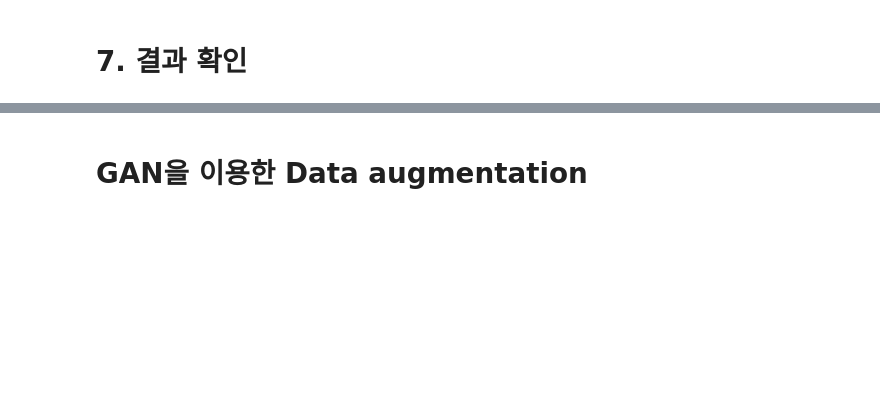
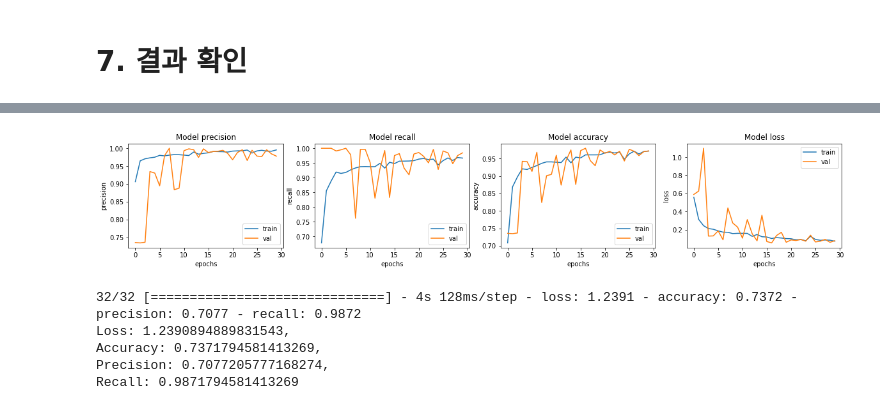
Before and after one commit to JUHYUN030/AIFFEL_project, a Jupyter notebook: [E-09]pneumonia_detection.ipynb, the cells around one changed output, grey strips where cells are left out. Saved outputs shown, nothing was run; the diff lists cells and outputs as text; code cells hidden in the pictures; blank space fills up the shorter version.

```diff
--- a/[E-09]pneumonia_detection.ipynb
+++ b/[E-09]pneumonia_detection.ipynb
@@ -351,21 +400,21 @@ Recall: 0.9871794581413269
 # %%
+train_ds = train_list_ds.map(process_path, num_parallel_calls=AUTOTUNE)
+val_ds = val_list_ds.map(process_path, num_parallel_calls=AUTOTUNE)
+
 def augment(image,label):
-    image = tf.image.random_flip_left_right(image)  # 랜덤하게 좌우를 반전
+    image = tf.image.random_flip_left_right(image)  # 랜덤하게 좌우를 반전합니다.
+    image = tf.image.random_brightness(image, 0.5) # 밝기 조정
     return image,label
 
 def prepare_for_training(ds, shuffle_buffer_size=1000):
-    # augment 적용 부분이 배치처리 함수에 추가되었습니다.
+    # augment 적용 부분이 배치처리 함수에 추가
     ds = ds.map(
             augment,       # augment 함수 적용
             num_parallel_calls=2
         )
-
     ds = ds.shuffle(buffer_size=shuffle_buffer_size)
-
     ds = ds.repeat()
-
     ds = ds.batch(BATCH_SIZE)
-
     ds = ds.prefetch(buffer_size=AUTOTUNE)
 
     return ds
@@ -390,4 +424,7 @@ show_batch(image_batch.numpy(), label_batch.numpy())
 # %%
+BATCH_SIZE = 20
+EPOCHS = 30
+
 with tf.device('/GPU:0'):
     model = build_model()
 
@@ -399,6 +436,16 @@ with tf.device('/GPU:0'):
 
     model.compile(
         optimizer='adam',
-        loss='binary_crossentropy',
+        loss='binary_crossentropy',  #라벨이 2가지이기 때문
         metrics=METRICS
     )
+
+with tf.device('/GPU:0'):
+    history = model.fit(
+        train_ds,
+        steps_per_epoch=TRAIN_IMG_COUNT // BATCH_SIZE,
+        epochs=EPOCHS,
+        validation_data=val_ds,
+        validation_steps=VAL_IMG_COUNT // BATCH_SIZE,
+        class_weight=class_weight,
+    )
@@ -415,11 +470,13 @@ with tf.device('/GPU:0'):
 # %%
-fig, ax = plt.subplots(2, 2, figsize=(20, 12))
+fig, ax = plt.subplots(1, 4, figsize=(20, 3))
 ax = ax.ravel()
 
 for i, met in enumerate(['precision', 'recall', 'accuracy', 'loss']):
     ax[i].plot(history.history[met])
     ax[i].plot(history.history['val_' + met])
     ax[i].set_title('Model {}'.format(met))
     ax[i].set_xlabel('epochs')
     ax[i].set_ylabel(met)
     ax[i].legend(['train', 'val'])
+# %% [output]
+[figure, added]
@@ -428,2 +482,0 @@ loss, acc, prec, rec = model.evaluate(test_ds)
-# %% [markdown]
-# GAN을 이용한 Data augmentation
@@ -431,0 +483,9 @@ loss, acc, prec, rec = model.evaluate(test_ds)
+# %%
+loss, accuracy, precision, recall = model.evaluate(test_ds)
+print(f'Loss: {loss},\nAccuracy: {accuracy},\nPrecision: {precision},\nRecall: {recall}')
+# %% [output]
+32/32 [==============================] - 4s 128ms/step - loss: 1.2391 - accuracy: 0.7372 - precision: 0.7077 - recall: 0.9872
+Loss: 1.2390894889831543,
+Accuracy: 0.7371794581413269,
+Precision: 0.7077205777168274,
+Recall: 0.9871794581413269
```
Also changed, not shown: parts of 18 cells of this notebook.
